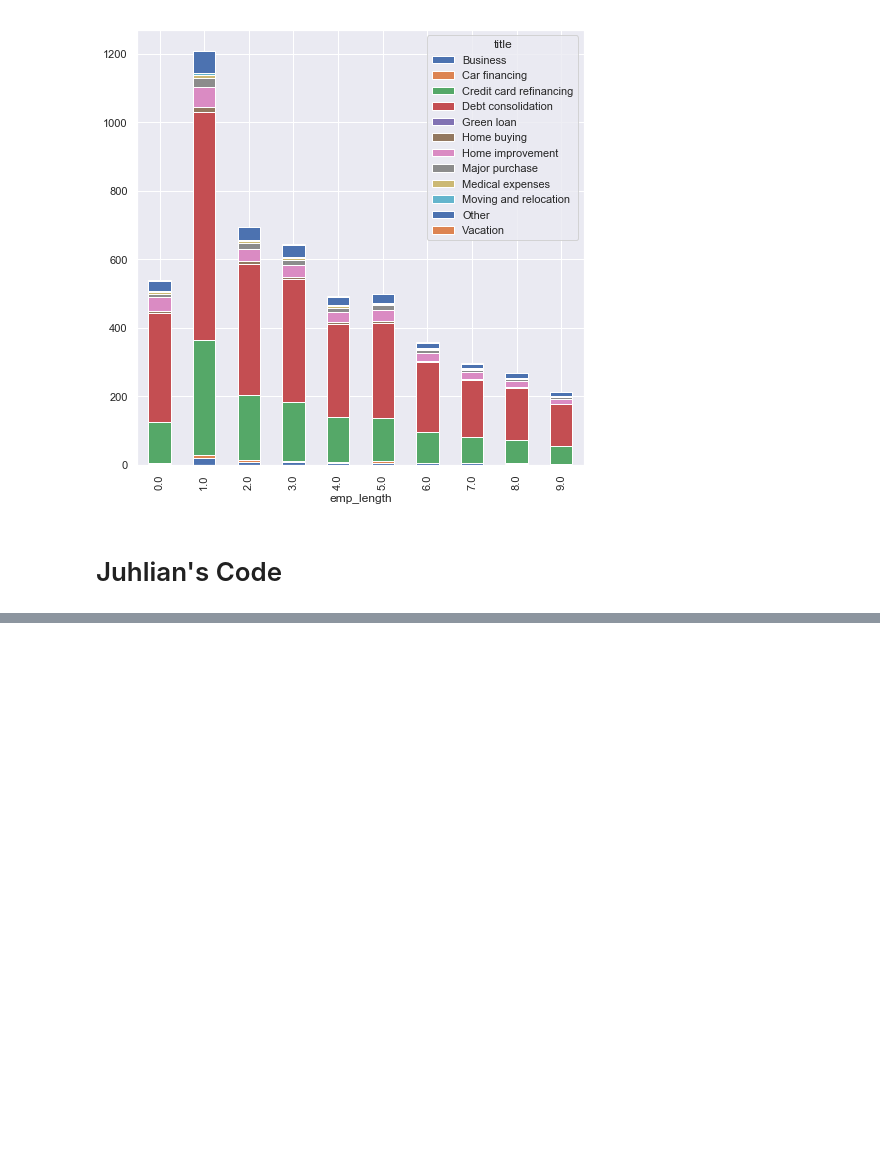
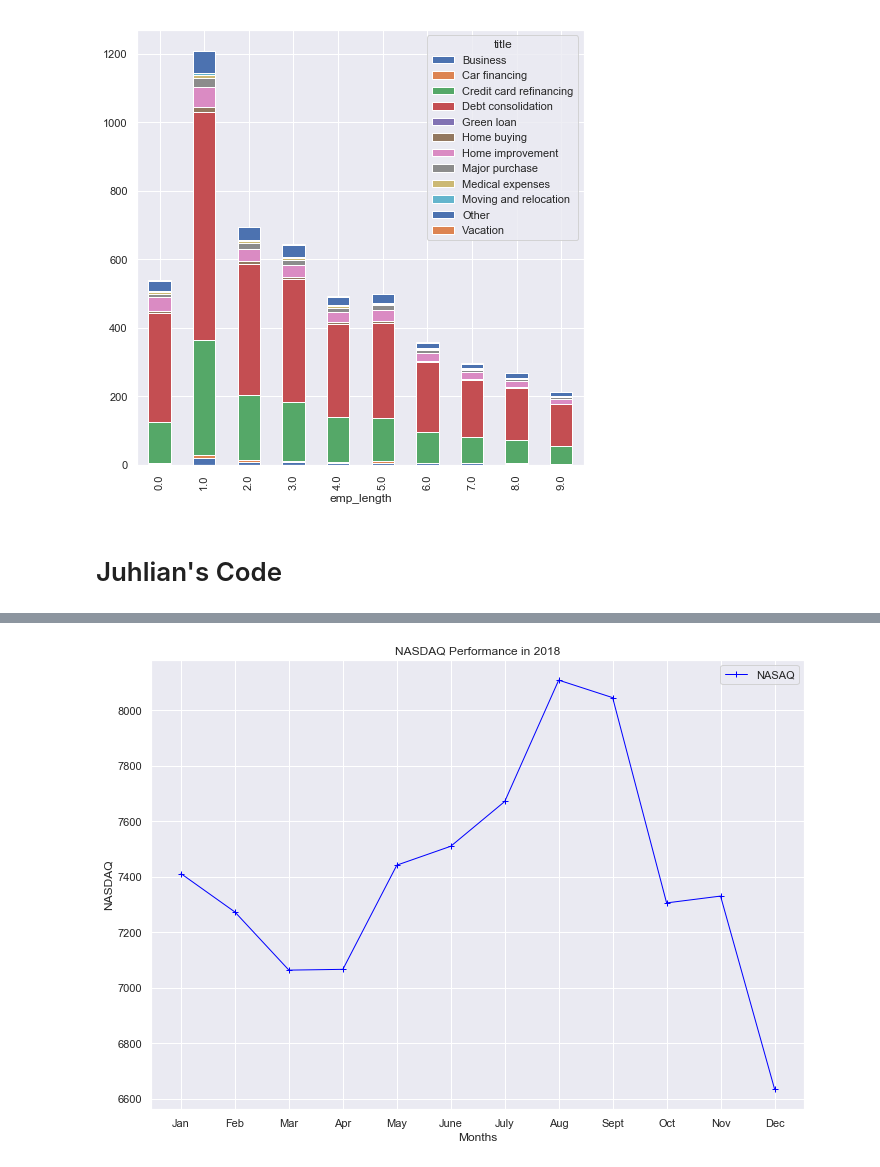
Before and after one commit to Ironbark427/Team-1, a Jupyter notebook: Final Notebook.ipynb, the cells around one changed output, grey strips where cells are left out. Cells and saved outputs as stored; diff of their text form; code cells hidden in the pictures; blank space fills up the shorter version.

```diff
--- a/Final Notebook.ipynb
+++ b/Final Notebook.ipynb
@@ -473,0 +696,16 @@ ct.plot(kind="bar",
+# %%
+#Assigning month numbers for merging for Nasdaq data
+nasdaq_df["month_num"] = ""
+nasdaq_df.loc[nasdaq_df['Date'].str[2:] == "Dec", ('month_num')] = (12)
+nasdaq_df.loc[nasdaq_df['Date'].str[2:] == "Nov", ('month_num')] = (11)
+nasdaq_df.loc[nasdaq_df['Date'].str[2:] == "Oct", ('month_num')] = (10)
+nasdaq_df.loc[nasdaq_df['Date'].str[2:] == "Sep", ('month_num')] = (9)
+nasdaq_df.loc[nasdaq_df['Date'].str[2:] == "Aug", ('month_num')] = (8)
+nasdaq_df.loc[nasdaq_df['Date'].str[2:] == "Jul", ('month_num')] = (7)
+nasdaq_df.loc[nasdaq_df['Date'].str[2:] == "Jun", ('month_num')] = (6)
+nasdaq_df.loc[nasdaq_df['Date'].str[2:] == "May", ('month_num')] = (5)
+nasdaq_df.loc[nasdaq_df['Date'].str[2:] == "Apr", ('month_num')] = (4)
+nasdaq_df.loc[nasdaq_df['Date'].str[2:] == "Mar", ('month_num')] = (3)
+nasdaq_df.loc[nasdaq_df['Date'].str[2:] == "Feb", ('month_num')] = (2)
+nasdaq_df.loc[nasdaq_df['Date'].str[2:] == "Jan", ('month_num')] = (1)
+nasdaq_df.loc[nasdaq_df['Date'].str[2:] == "", ('month_num')] = (0)
@@ -473,0 +847,15 @@ ct.plot(kind="bar",
+# %%
+Jan = new_merged_df[new_merged_df["month_num"] == 1]
+Feb = new_merged_df[new_merged_df["month_num"] == 2]
+Mar = new_merged_df[new_merged_df["month_num"] == 3]
+Apr = new_merged_df[new_merged_df["month_num"] == 4]
+May = new_merged_df[new_merged_df["month_num"] == 5]
+Jun = new_merged_df[new_merged_df["month_num"] == 6]
+Jul = new_merged_df[new_merged_df["month_num"] == 7]
+Aug = new_merged_df[new_merged_df["month_num"] == 8]
+Sept = new_merged_df[new_merged_df["month_num"] == 9]
+Oct = new_merged_df[new_merged_df["month_num"] == 10]
+Nov = new_merged_df[new_merged_df["month_num"] == 11]
+Dec = new_merged_df[new_merged_df["month_num"] == 12]
+Months = ['Jan', 'Feb', 'Mar', 'Apr', 'May','June','July','Aug','Sept','Oct','Nov',"Dec"]
+Months
@@ -473,0 +904,3 @@ ct.plot(kind="bar",
+# %%
+nasdaq_close = nasdaq_df['Adj Close']
+nasdaq_close
@@ -473,0 +921,10 @@ ct.plot(kind="bar",
+# %%
+#Created Chart to show NASDAQ Performance
+Loans_to_Time = plt.plot(Months, nasdaq_close, marker="+",color="blue", linewidth=1, label="NASAQ")
+plt.title("NASDAQ Performance in 2018")
+plt.legend(loc="best")
+plt.xlabel("Months")
+plt.ylabel("NASDAQ")
+plt.savefig("images/NASDAQ.png")
+# %% [output]
+[figure, added]
```
Also changed, not shown: parts of 83 cells of this notebook, 22 other files.
